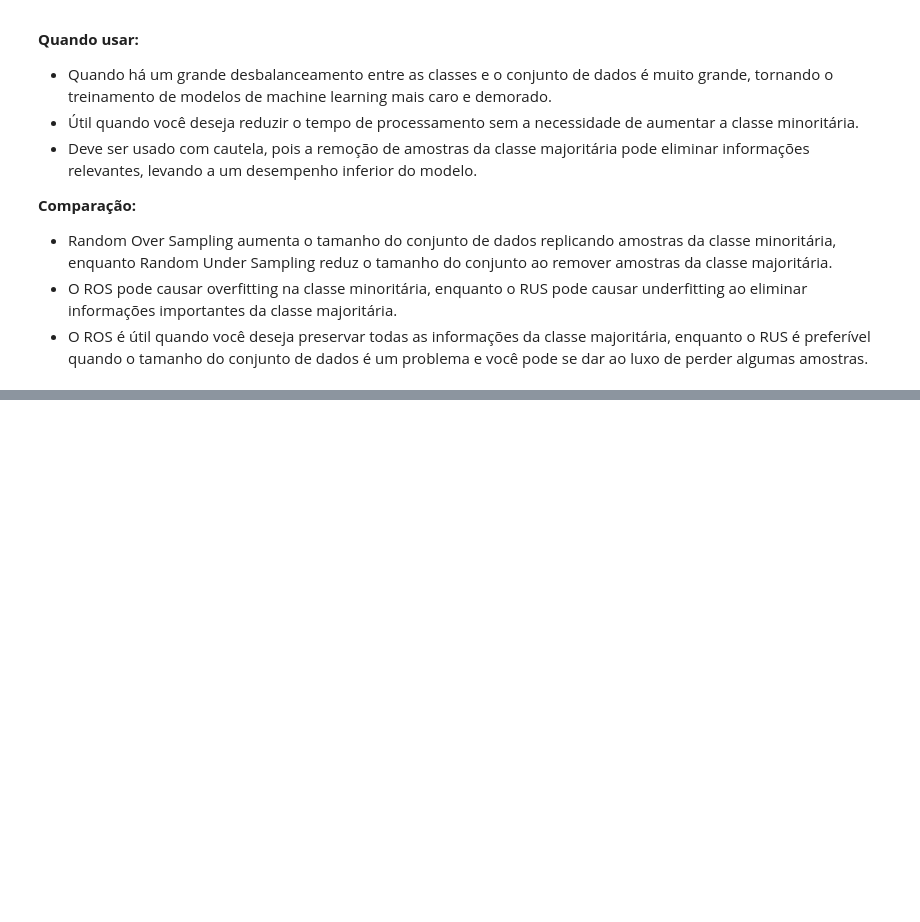
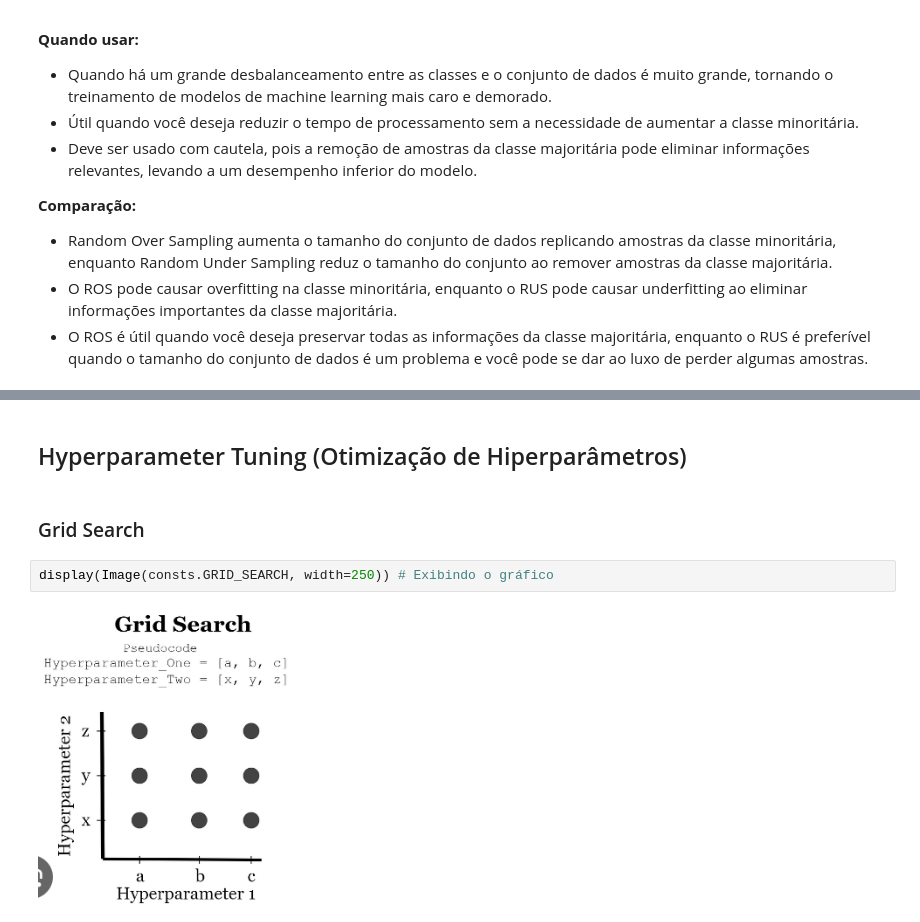
Before and after one commit to matheusresende7/ds_projeto_final_5_modelo_clusterizacao_classificacao_app_delivery, a Jupyter notebook: dictionaries/features_engineering_dictionary.ipynb, the cells around one changed output, grey strips where cells are left out. Drawn from its saved outputs; the diff is of its cells as text; blank space fills up the shorter version.

```diff
--- a/dictionaries/features_engineering_dictionary.ipynb
+++ b/dictionaries/features_engineering_dictionary.ipynb
@@ -243,0 +318,8 @@ Usando o mesmo exemplo do Random Over Sampling: com 1000 amostras, onde 900 pert
+# %% [markdown]
+## Hyperparameter Tuning (Otimização de Hiperparâmetros)
+# %% [markdown]
+### Grid Search
+# %%
+display(Image(consts.GRID_SEARCH, width=250)) # Exibindo o gráfico
+# %% [output]
+[figure, added]
```
Also changed, not shown: parts of 21 cells of this notebook, 13 other files.
